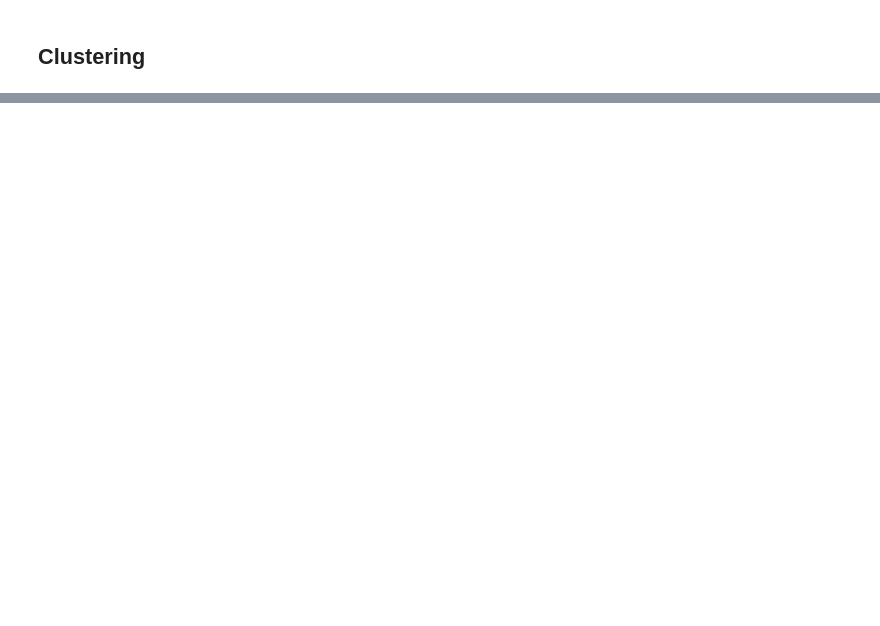
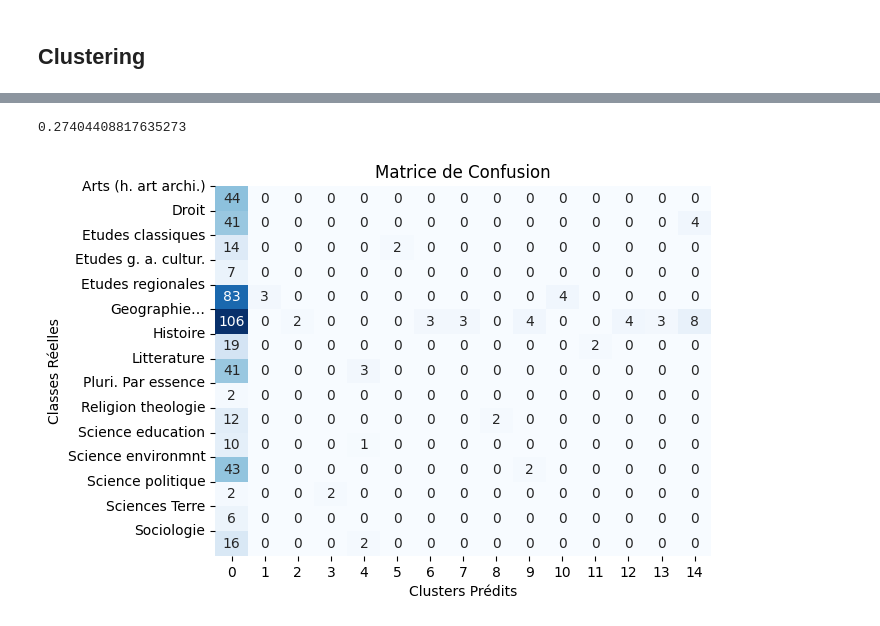
Before and after one commit to WGazzay/Network-Analysis, a Jupyter notebook: analyses.ipynb, the cells around one changed output, grey strips where cells are left out. Drawn from its saved outputs; the diff is of its cells as text; code cells hidden in the pictures; blank space fills up the shorter version.

```diff
--- a/analyses.ipynb
+++ b/analyses.ipynb
@@ -225,0 +258,17 @@ plt.show()
+# %%
+from sklearn.metrics import rand_score
+print(rand_score(y, clusters))
+
+class_mapping = {label: idx for idx, label in enumerate(set(y))}
+y_mapped = [class_mapping[label] for label in y]
+sns.heatmap(confusion_matrix(y_mapped, clusters), annot=True, fmt='d', cmap='Blues', cbar=False)
+# Ajouter les vrais labels sur l'axe y
+plt.yticks(ticks=np.arange(len(set(y))), labels=sorted(set(y)), rotation=0)
+
+plt.xlabel('Clusters Prédits')
+plt.ylabel('Classes Réelles')
+plt.title('Matrice de Confusion')
+plt.show()
+# %% [output]
+0.27404408817635273
+[figure, added]
```
Also changed, not shown: parts of 8 cells of this notebook, 1 other file.
